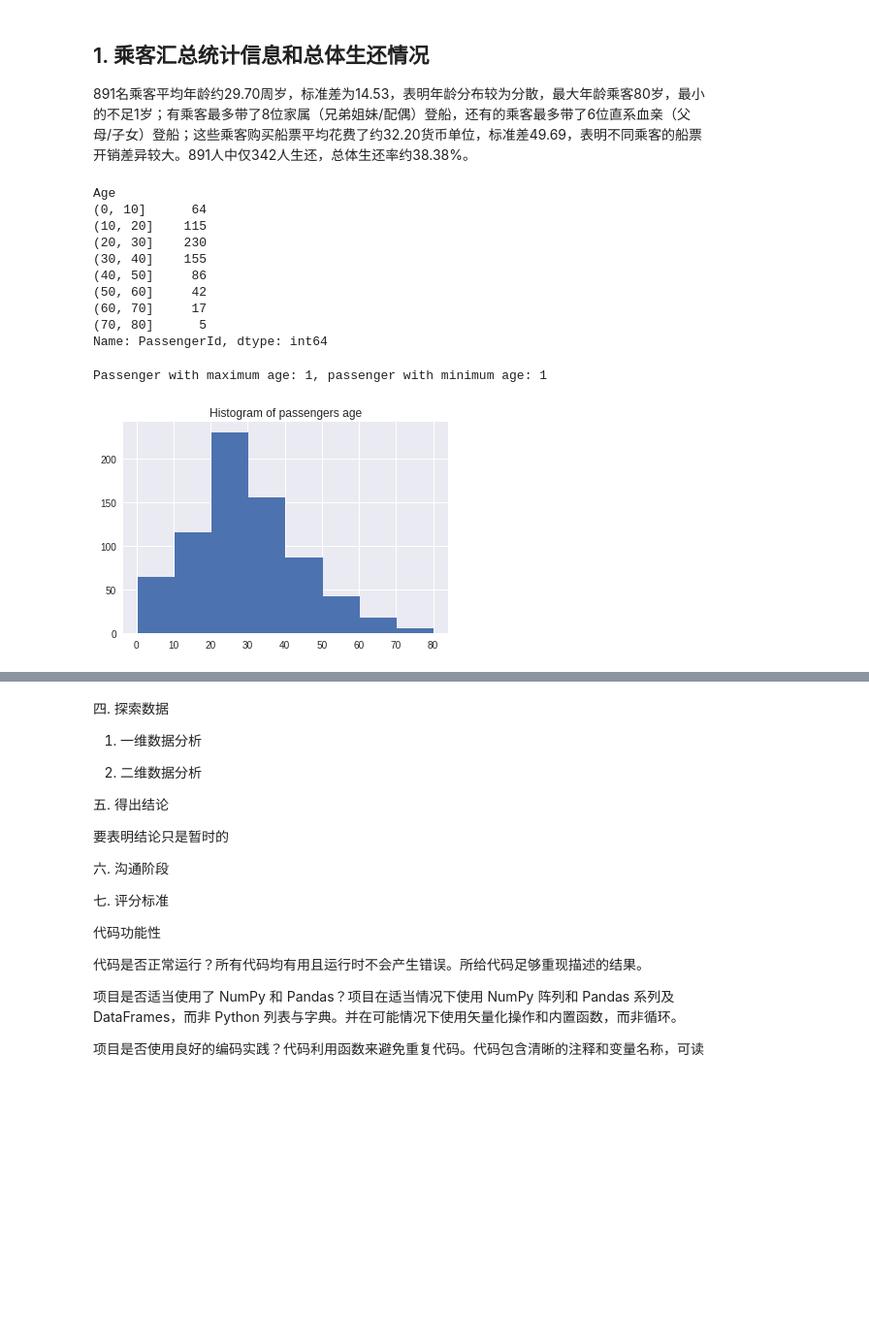
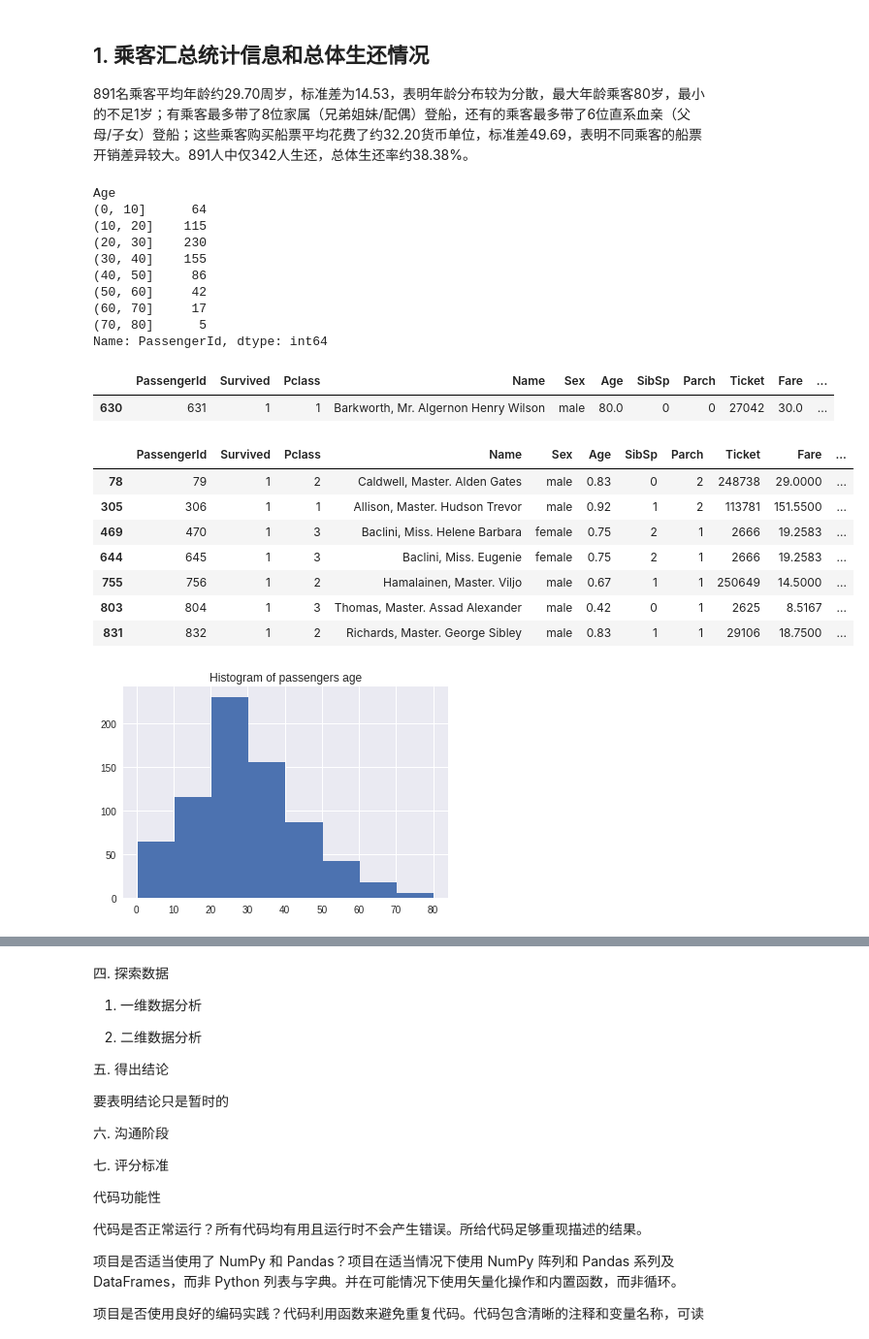
Before and after one commit to leesper/become-data-analyst, a Jupyter notebook: P2investigate_dataset/P2investivate_dataset.ipynb, the cells around one changed output, grey strips where cells are left out. Shown: that part at 97% size. Drawn from its saved outputs; the diff is of its cells as text; code cells hidden in the pictures; blank space fills up the shorter version.

```diff
--- a/P2investigate_dataset/P2investivate_dataset.ipynb
+++ b/P2investigate_dataset/P2investivate_dataset.ipynb
@@ -143,23 +143,30 @@ number of passengers survived 342 about 38.38%
 # %%
 display(titanic_df_age.groupby(pd.cut(titanic_df_age["Age"], np.arange(0, 90, 10))).count()['PassengerId'])
 plt.title('Histogram of passengers age')
 titanic_df_age['Age'].hist(bins=8)
-# TODO: get all passengers that 80 years old, get all passengers <= 1 years old, observe survivation.
-max_age_survived = titanic_df_age.loc[titanic_df_age['Age'].idxmax()]['Survived']
-min_age_survived = titanic_df_age.loc[titanic_df_age['Age'].idxmin()]['Survived']
-print('Passenger with maximum age: {}, passenger with minimum age: {}'.format(max_age_survived, min_age_survived))
+display(titanic_df_age[titanic_df_age.Age == 80])
+display(titanic_df_age[titanic_df_age.Age < 1])
 # %% [output]
 Age
 (0, 10]      64
 (10, 20]    115
 (20, 30]    230
 (30, 40]    155
 (40, 50]     86
 (50, 60]     42
 (60, 70]     17
 (70, 80]      5
 Name: PassengerId, dtype: int64
-Passenger with maximum age: 1, passenger with minimum age: 1
+|  | PassengerId | Survived | Pclass | Name | Sex | Age | SibSp | Parch | Ticket | Fare | ... |
+| 630 | 631 | 1 | 1 | Barkworth, Mr. Algernon Henry Wilson | male | 80.0 | 0 | 0 | 27042 | 30.0 | ... |
+|  | PassengerId | Survived | Pclass | Name | Sex | Age | SibSp | Parch | Ticket | Fare | ... |
+| 78 | 79 | 1 | 2 | Caldwell, Master. Alden Gates | male | 0.83 | 0 | 2 | 248738 | 29.0000 | ... |
+| 305 | 306 | 1 | 1 | Allison, Master. Hudson Trevor | male | 0.92 | 1 | 2 | 113781 | 151.5500 | ... |
+| 469 | 470 | 1 | 3 | Baclini, Miss. Helene Barbara | female | 0.75 | 2 | 1 | 2666 | 19.2583 | ... |
+| 644 | 645 | 1 | 3 | Baclini, Miss. Eugenie | female | 0.75 | 2 | 1 | 2666 | 19.2583 | ... |
+| 755 | 756 | 1 | 2 | Hamalainen, Master. Viljo | male | 0.67 | 1 | 1 | 250649 | 14.5000 | ... |
+| 803 | 804 | 1 | 3 | Thomas, Master. Assad Alexander | male | 0.42 | 0 | 1 | 2625 | 8.5167 | ... |
+| 831 | 832 | 1 | 2 | Richards, Master. George Sibley | male | 0.83 | 1 | 1 | 29106 | 18.7500 | ... |
 [figure]
 # %% [markdown]
 ## 2. 乘客的年龄分布大致情况，最大年龄和最小年龄的生还情况是怎样的？
```
Also changed, not shown: parts of 4 cells of this notebook.
